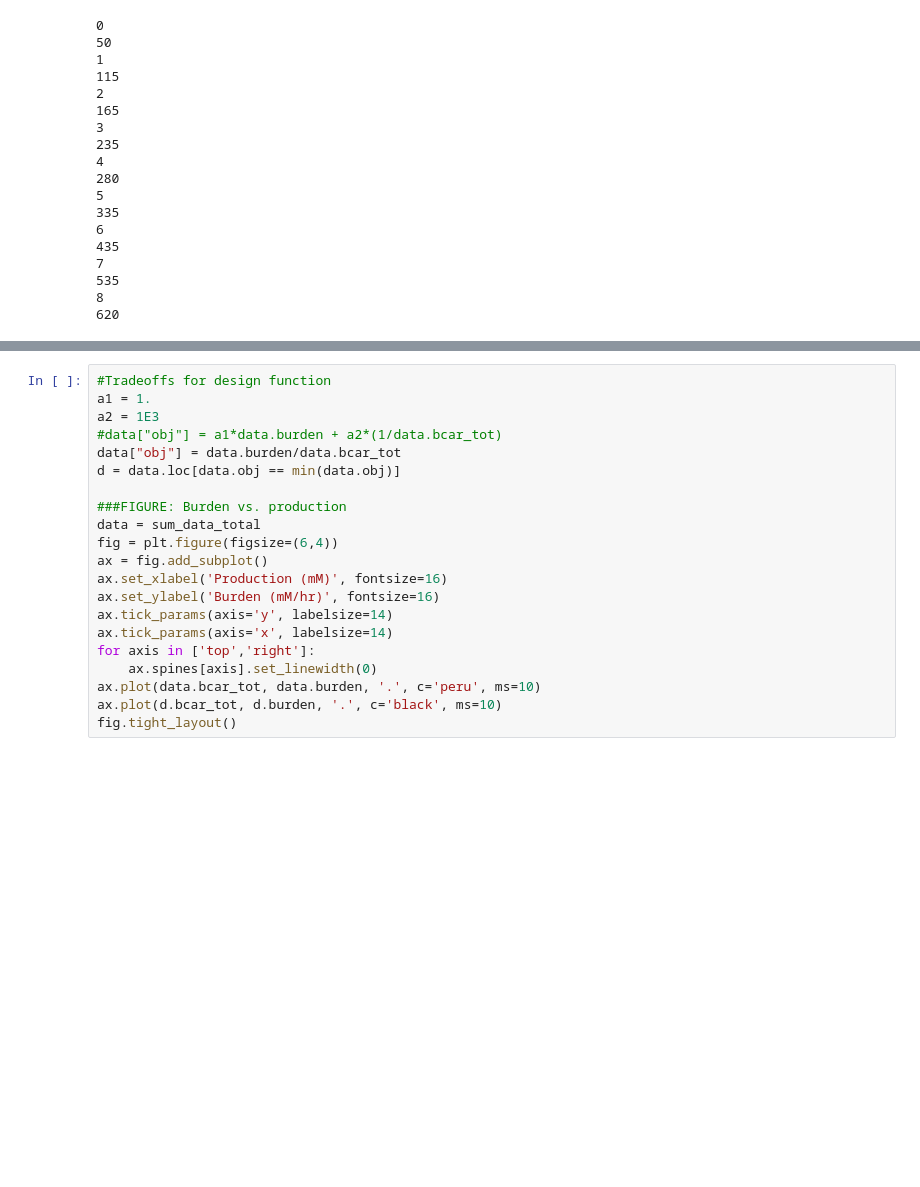
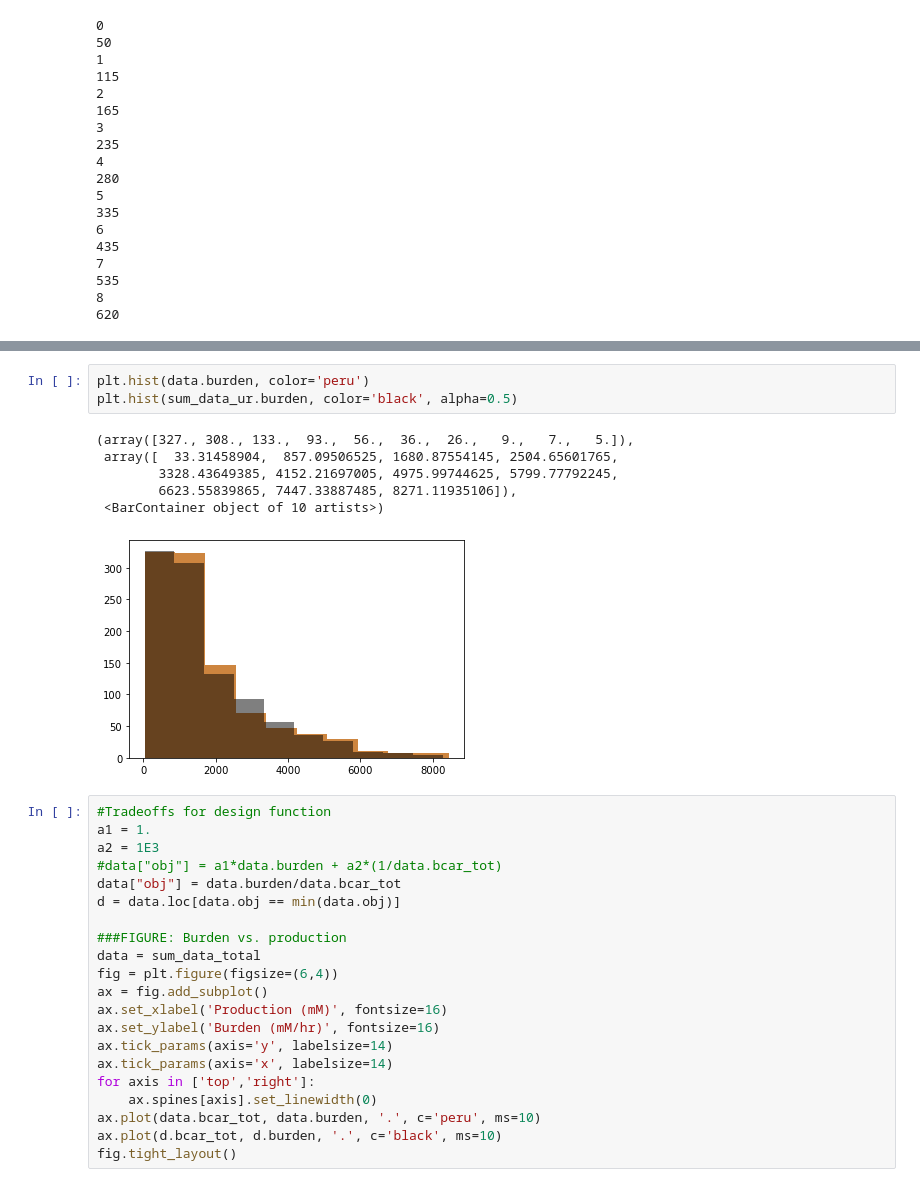
Before and after one commit to cjmerzbacher/joint-simulator, a Jupyter notebook: beta_carotene/bcar_viz.ipynb, the cells around one changed output, grey strips where cells are left out. Cells and saved outputs as stored; diff of their text form; blank space fills up the shorter version.

```diff
--- a/beta_carotene/bcar_viz.ipynb
+++ b/beta_carotene/bcar_viz.ipynb
@@ -411,3 +423,13 @@ fig.tight_layout()
+# %%
+plt.hist(data.burden, color='peru')
+plt.hist(sum_data_ur.burden, color='black', alpha=0.5)
+# %% [output]
+(array([327., 308., 133.,  93.,  56.,  36.,  26.,   9.,   7.,   5.]),
+ array([  33.31458904,  857.09506525, 1680.87554145, 2504.65601765,
+        3328.43649385, 4152.21697005, 4975.99744625, 5799.77792245,
+        6623.55839865, 7447.33887485, 8271.11935106]),
+ <BarContainer object of 10 artists>)
+[figure, added]
 # %%
 #Tradeoffs for design function
 a1 = 1.
```
Also changed, not shown: parts of 5 cells of this notebook, 9 other files.
